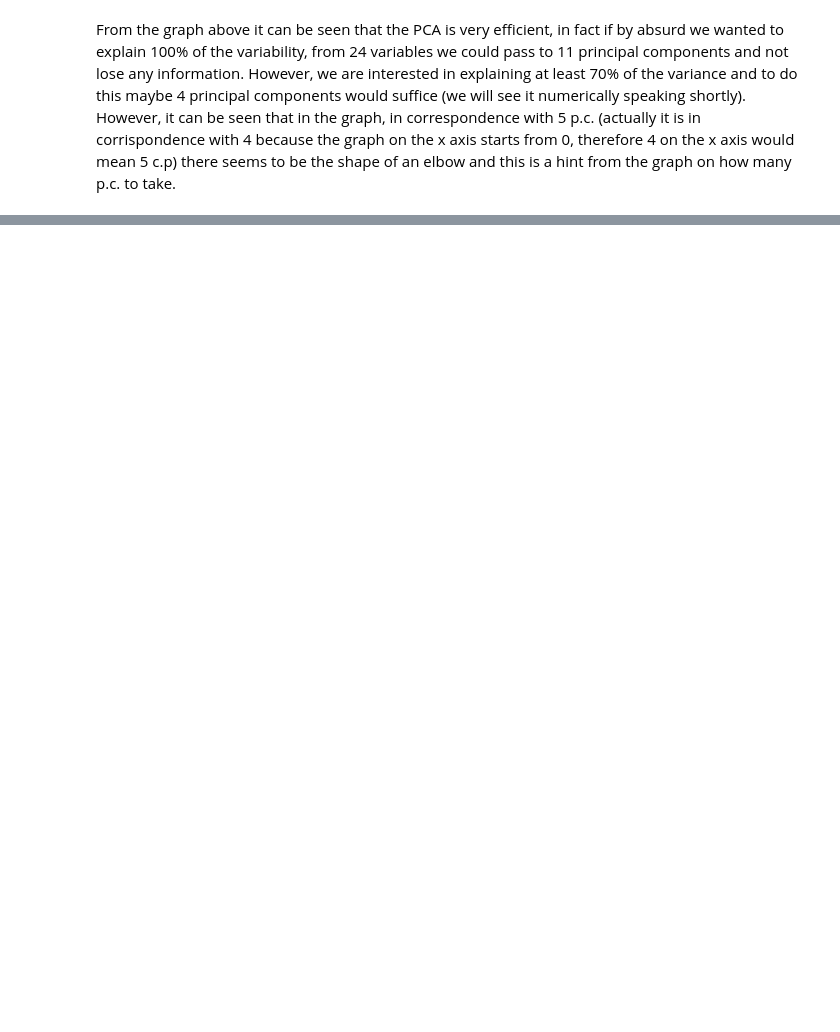
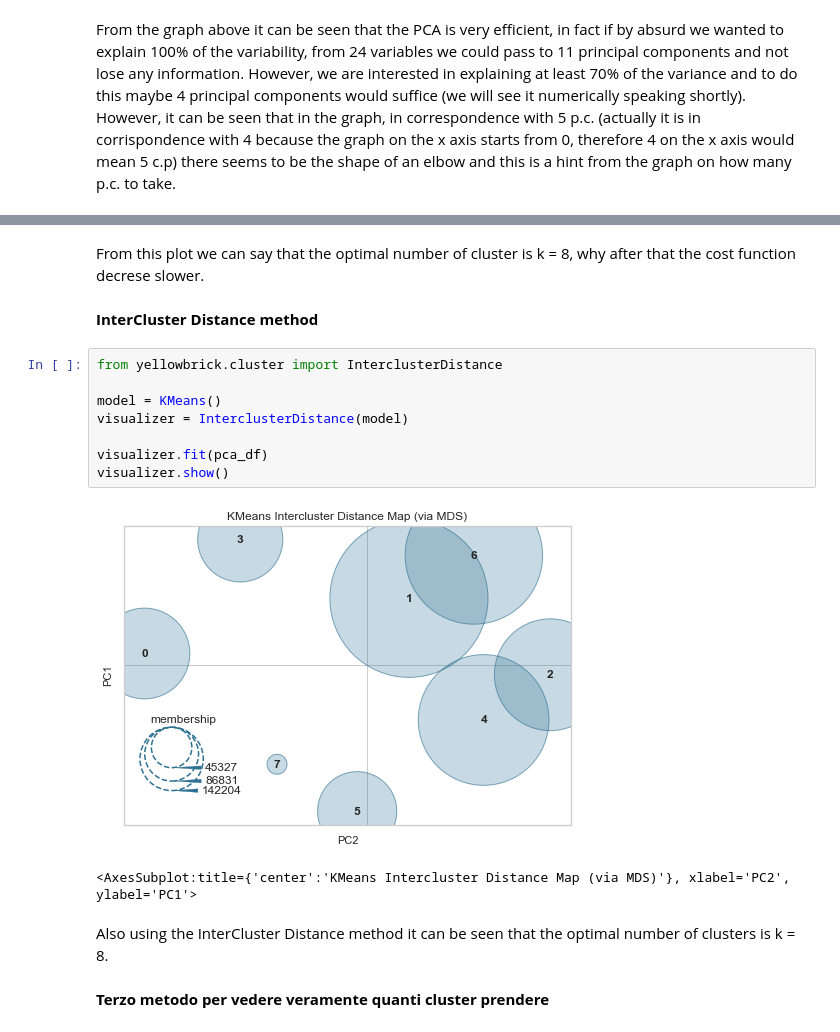
Before and after one commit to Gianlufrez/ADM_HW4, a Jupyter notebook: Question_2_adm.ipynb, the cells around one changed output, grey strips where cells are left out. Saved outputs shown, nothing was run; the diff lists cells and outputs as text; blank space fills up the shorter version.

```diff
--- a/Question_2_adm.ipynb
+++ b/Question_2_adm.ipynb
@@ -610,0 +686,19 @@ pca_df.head(10)
+# %% [markdown]
+From this plot we can say that the optimal number of cluster is k = 8, why after that the cost function decrese slower.
+# %% [markdown]
+**InterCluster Distance method**
+# %%
+from yellowbrick.cluster import InterclusterDistance
+
+model = KMeans()
+visualizer = InterclusterDistance(model)
+
+visualizer.fit(pca_df)
+visualizer.show()
+# %% [output]
+[figure, added]
+<AxesSubplot:title={'center':'KMeans Intercluster Distance Map (via MDS)'}, xlabel='PC2', ylabel='PC1'>
+# %% [markdown]
+Also using the InterCluster Distance method it can be seen that the optimal number of clusters is k = 8.
+# %% [markdown]
+**Terzo metodo per vedere veramente quanti cluster prendere**
```
Also changed, not shown: parts of 45 cells of this notebook.
